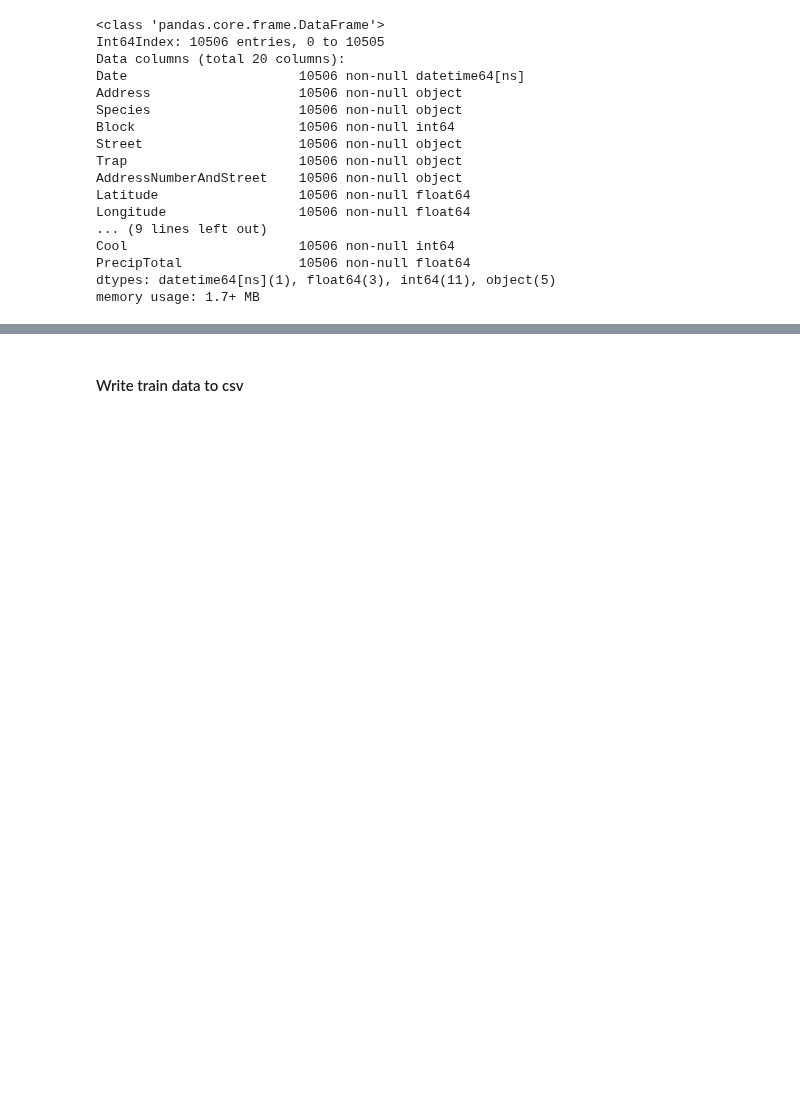
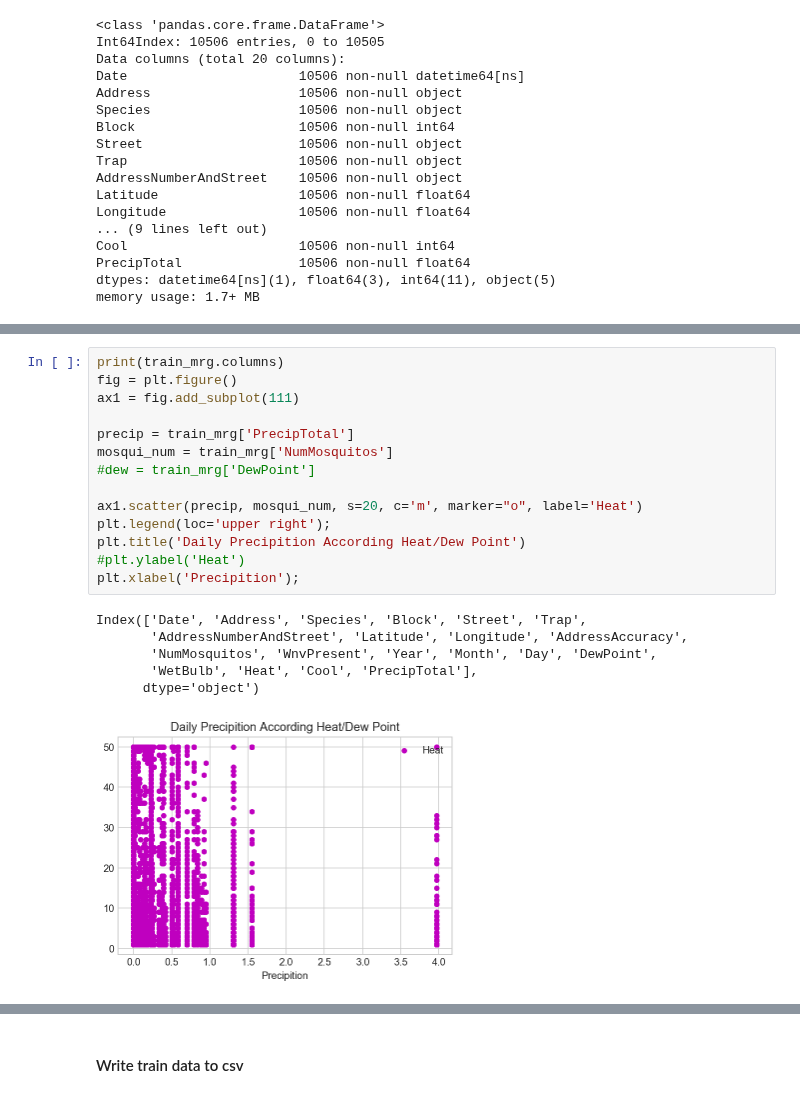
Before and after one commit to reef87/Predicting-West-Nile-Virus-Outbreaks-in-Chicago, a Jupyter notebook: code/project-4-wnv-nb1.ipynb, the cells around one changed output, grey strips where cells are left out. Cells and saved outputs as stored; diff of their text form; blank space fills up the shorter version.

```diff
--- a/code/project-4-wnv-nb1.ipynb
+++ b/code/project-4-wnv-nb1.ipynb
@@ -212,0 +229,21 @@ train_mrg[['Date','Species','Block','Trap',
+# %%
+print(train_mrg.columns)
+fig = plt.figure()
+ax1 = fig.add_subplot(111)
+
+precip = train_mrg['PrecipTotal']
+mosqui_num = train_mrg['NumMosquitos']
+#dew = train_mrg['DewPoint']
+
+ax1.scatter(precip, mosqui_num, s=20, c='m', marker="o", label='Heat')
+plt.legend(loc='upper right');
+plt.title('Daily Precipition According Heat/Dew Point')
+#plt.ylabel('Heat')
+plt.xlabel('Precipition');
+# %% [output]
+Index(['Date', 'Address', 'Species', 'Block', 'Street', 'Trap',
+       'AddressNumberAndStreet', 'Latitude', 'Longitude', 'AddressAccuracy',
+       'NumMosquitos', 'WnvPresent', 'Year', 'Month', 'Day', 'DewPoint',
+       'WetBulb', 'Heat', 'Cool', 'PrecipTotal'],
+      dtype='object')
+[figure, added]
```
Also changed, not shown: parts of 12 cells of this notebook.
